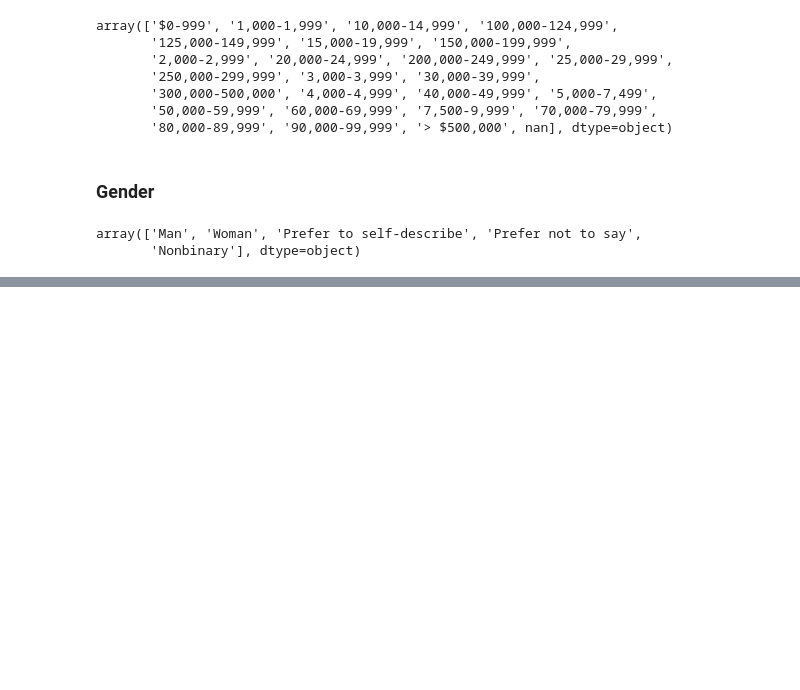
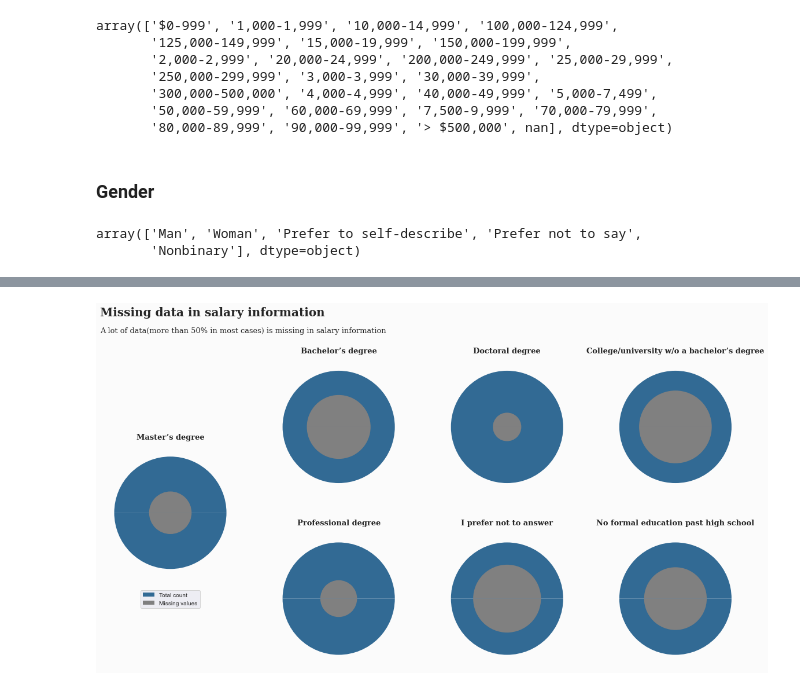
Before and after one commit to anoopm031/kaggle_repo, a Jupyter notebook: Kaggle survey 2020 EDA.ipynb, the cells around one changed output, grey strips where cells are left out. Saved outputs shown, nothing was run; the diff lists cells and outputs as text; code cells hidden in the pictures; blank space fills up the shorter version.

```diff
--- a/Kaggle survey 2020 EDA.ipynb
+++ b/Kaggle survey 2020 EDA.ipynb
@@ -421,0 +546,44 @@ for countdict, title, ax in zip(gencount_dicts,df_names,ax_list):
+# %%
+fig = plt.figure(figsize=(20,10))
+gs = fig.add_gridspec(2,4)
+fig.patch.set_facecolor('#fbfbfb')
+ax0 = fig.add_subplot(gs[:,0])
+ax123 = [fig.add_subplot(gs[0,i+1]) for i in range(3)]
+ax456 = [fig.add_subplot(gs[1,i+1]) for i in range(3)]
+axes = ax123 + ax456
+
+wedgeprops = {'linewidth':0}
+wedges,text = ax0.pie([1,1],colors=['#326a94','grey'],radius=1,wedgeprops=wedgeprops)
+ax0.pie([1,1],colors=['grey','grey'],radius=0.379,wedgeprops=wedgeprops)
+ax0.set_title('Master’s degree',fontweight='bold',fontsize=13,fontfamily='serif')
+ax0.legend(['Total count','Missing values'], loc='lower center',bbox_to_anchor=(0.5,-0.2))
+for wedge in wedges:
+    wedge.set_facecolor('#326a94')
+
+
+ed_list = ['Bachelor’s degree', 'Doctoral degree',
+           'College/university w/o a bachelor’s degree',
+           'Professional degree', 'I prefer not to answer',
+           'No formal education past high school']
+radie = salary_info['Null %']/100
+radie.pop(0)
+
+for ax,education,radius in zip(axes,ed_list,radie):
+    pie1 = ax.pie([1,1],colors=['#326a94','#326a94'],radius=1,wedgeprops=wedgeprops)
+    pie2 = ax.pie([1,1],colors=['grey','grey'],radius=radius,wedgeprops=wedgeprops)
+    ax.set_title(education,fontweight='bold',fontsize=13,fontfamily='serif')
+
+    '''
+    for pies in pie1:
+        for pie in pies:
+            i=0
+            if isinstance(pie,matplotlib.patches.Wedge) and i==0:
+                center = pie.center
+                ax.text(center[0]-0.05,center[1]+0.05,str(round(radius*100, 2))+'%',fontweight='bold')
+    '''
+
+ax0.text(-1.25, 3.5, 'Missing data in salary information', fontweight='bold', fontsize=20, fontfamily='serif')
+_ = ax0.text(-1.25, 3.2, 'A lot of data(more than 50% in most cases) is missing in salary information',
+       fontweight='light', fontsize=13, fontfamily='serif')
+# %% [output]
+[figure, added]
```
Also changed, not shown: parts of 19 cells of this notebook, 1 other file.
